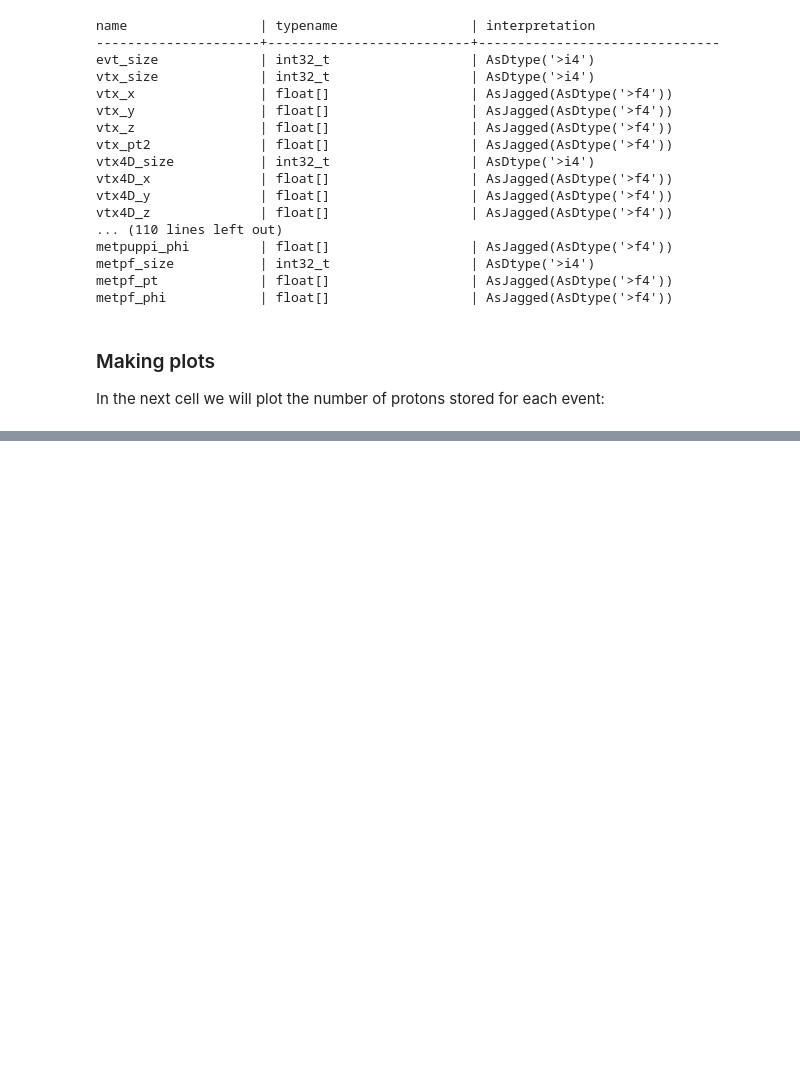
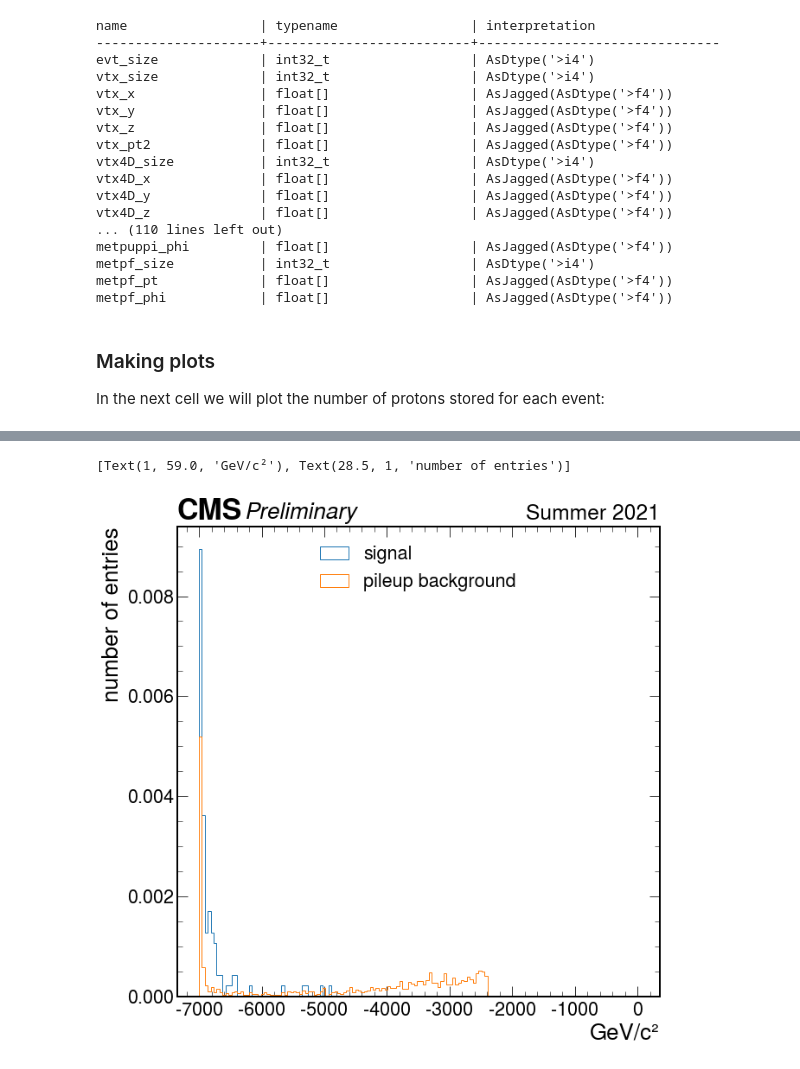
Before and after one commit to jloemker/SWAN, a Jupyter notebook: Exploration-notebook.ipynb, the cells around one changed output, grey strips where cells are left out. Drawn from its saved outputs; the diff is of its cells as text; code cells hidden in the pictures; blank space fills up the shorter version.

```diff
--- a/Exploration-notebook.ipynb
+++ b/Exploration-notebook.ipynb
@@ -73,0 +137,25 @@ data=np.histogram(proton_size, bins,density=True)
+# %%
+#getprotons_pz to find their longitudinal momentum. Proton momentum loss is defined by: genprotons_xi = abs(initial_pz - final_pz) / initial_pz = dp/p
+genprotons_pz = tree['genproton_pz'].array(library ="pd")
+#genprotons_xi = (1.0 - np.abs(genprotons_pz)/7000.0)
+bins = np.linspace(-7000,0,150)
+
+#to combine signa and pileup
+h_sig = protonspz[protonspz.genproton_ispu==0]['genproton_pz'].values
+h_bg = protonspz[protonspz.genproton_ispu==1]['genproton_pz'].values
+
+f, ax = plt.subplots()
+plt.hist(h_sig,bins,histtype='step',density=True)
+plt.hist(h_bg,bins,histtype='step',density=True)
+#plt.xlim(2000,7500)
+#create legend
+labels= ['signal', 'pileup background']
+#add different labels to the plot and save to a file
+hep.cms.label(llabel="Preliminary", rlabel="Summer 2021", ax=ax)
+ax.legend(labels,loc='upper center', bbox_to_anchor=(0.5, 1.0));
+
+ax.set(xlabel='GeV/c²', ylabel='number of entries')
+#plt.savefig('ProtonPlots/protonpz_combined_left.png')
+# %% [output]
+[Text(1, 59.0, 'GeV/c²'), Text(28.5, 1, 'number of entries')]
+[figure, added]
```
Also changed, not shown: parts of 18 cells of this notebook, 1 other file.
